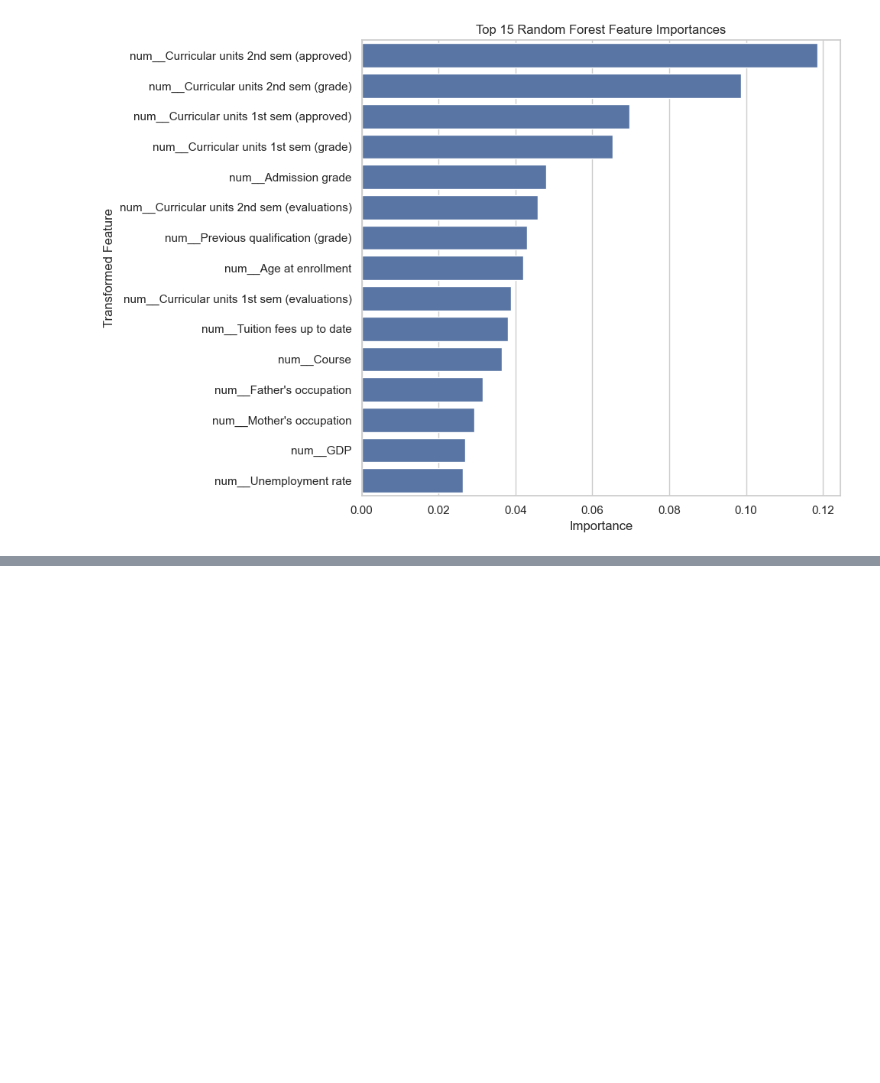
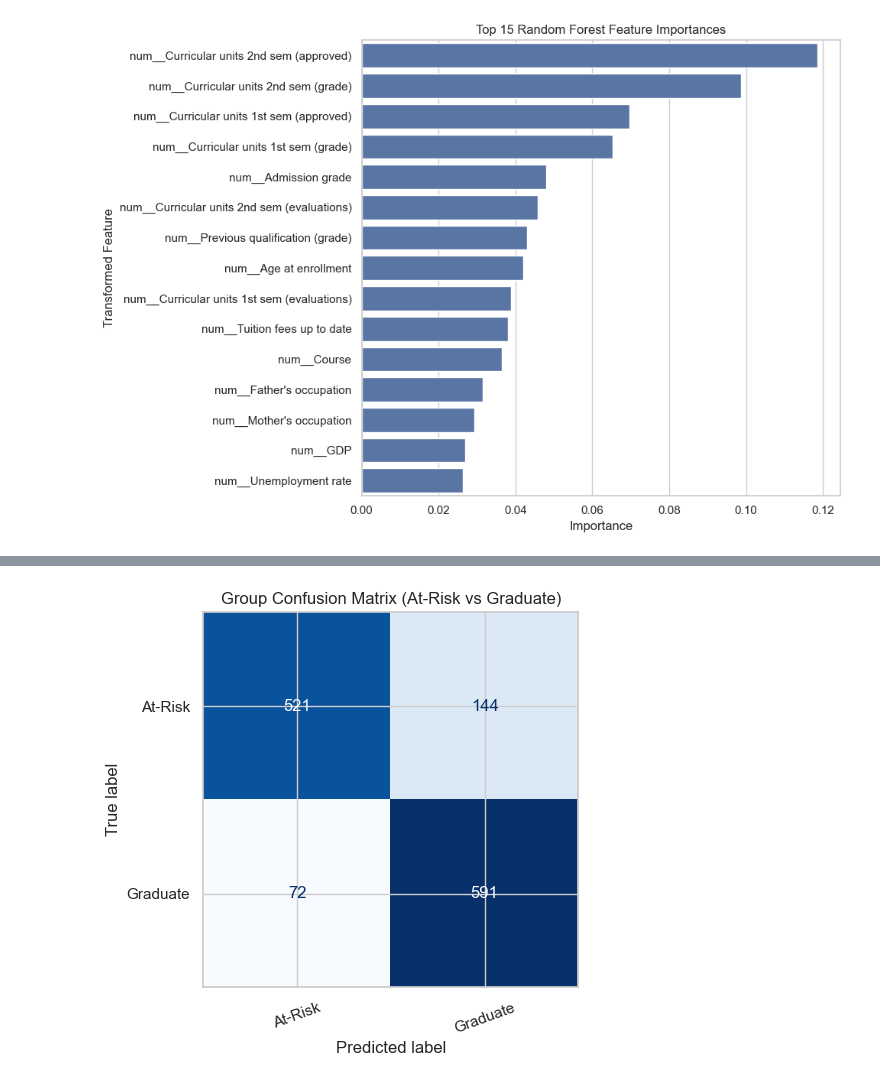
Before and after one commit to CosmosMount/machine_learning_project, a Jupyter notebook: project_tasks.ipynb, the cells around one changed output, grey strips where cells are left out. Saved outputs shown, nothing was run; the diff lists cells and outputs as text; code cells hidden in the pictures; blank space fills up the shorter version.

```diff
--- a/project_tasks.ipynb
+++ b/project_tasks.ipynb
@@ -45,7 +45,10 @@ Requirements covered:
 - Feature standardization
 # %%
 # Load and clean raw data
-df = pd.read_csv('data.csv', sep=';')
+try:
+    df = pd.read_csv('data/data.csv', sep=';')
+except FileNotFoundError:
+    df = pd.read_csv('data.csv', sep=';')
 df.columns = df.columns.str.strip()
 
 target_col = 'Target'
@@ -461,0 +472,76 @@ plt.show()
+# %%
+# Build a similar-class perspective:
+# 1) Group model: At-Risk (Dropout+Enrolled) vs Graduate
+# 2) Subgroup model: Dropout vs Enrolled inside At-Risk
+
+y_group = y.replace({'Dropout': 'At-Risk', 'Enrolled': 'At-Risk', 'Graduate': 'Graduate'})
+
+X_train_g, X_test_g, y_train_g, y_test_g = train_test_split(
+    X, y_group, test_size=0.30, random_state=RANDOM_STATE, stratify=y_group
+)
+
+group_pipe = Pipeline([
+    ('preprocess', preprocessor),
+    ('model', LogisticRegression(max_iter=500, random_state=RANDOM_STATE, class_weight='balanced'))
+])
+group_pipe.fit(X_train_g, y_train_g)
+
+y_pred_g = group_pipe.predict(X_test_g)
+
+print('=== Group-level model: At-Risk vs Graduate ===')
+print(classification_report(y_test_g, y_pred_g))
+
+fig, ax = plt.subplots(figsize=(5.8, 5))
+ConfusionMatrixDisplay.from_predictions(y_test_g, y_pred_g, cmap='Blues', xticks_rotation=20, ax=ax, colorbar=False)
+ax.set_title('Group Confusion Matrix (At-Risk vs Graduate)')
+plt.tight_layout()
+plt.show()
+
+# Subgroup classifier on At-Risk only (Dropout vs Enrolled)
+mask_risk = y.isin(['Dropout', 'Enrolled'])
+X_risk = X.loc[mask_risk].copy()
+y_risk = y.loc[mask_risk].copy()
+
+X_train_r, X_test_r, y_train_r, y_test_r = train_test_split(
+    X_risk, y_risk, test_size=0.30, random_state=RANDOM_STATE, stratify=y_risk
+)
+
+risk_pipe = Pipeline([
+    ('preprocess', preprocessor),
+    ('model', RandomForestClassifier(n_estimators=350, random_state=RANDOM_STATE, class_weight='balanced_subsample'))
+])
+risk_pipe.fit(X_train_r, y_train_r)
+
+y_pred_r = risk_pipe.predict(X_test_r)
+
+print('\n=== Subgroup model: Dropout vs Enrolled ===')
+print(classification_report(y_test_r, y_pred_r))
+
+fig, ax = plt.subplots(figsize=(5.8, 5))
+ConfusionMatrixDisplay.from_predictions(y_test_r, y_pred_r, cmap='Oranges', xticks_rotation=20, ax=ax, colorbar=False)
+ax.set_title('Subgroup Confusion Matrix (Dropout vs Enrolled)')
+plt.tight_layout()
+plt.show()
+
+# Similar-class evidence on t-SNE plane: class centroid distances
+centroids = tsne_df.groupby('Target')[['TSNE-1', 'TSNE-2']].mean()
+print('\nClass centroids on t-SNE plane:')
+display(centroids)
+
+dist_df = pd.DataFrame(index=centroids.index, columns=centroids.index, dtype=float)
+for c1 in centroids.index:
+    for c2 in centroids.index:
+        dist_df.loc[c1, c2] = np.linalg.norm(centroids.loc[c1] - centroids.loc[c2])
+
+print('Pairwise centroid distances (smaller = more similar representation):')
+display(dist_df)
+
+# Final similarity cue for discussion
+de = dist_df.loc['Dropout', 'Enrolled']
+dg = dist_df.loc['Dropout', 'Graduate']
+eg = dist_df.loc['Enrolled', 'Graduate']
+print(f"\nDistance Dropout-Enrolled: {de:.3f}")
+print(f"Distance Dropout-Graduate: {dg:.3f}")
+print(f"Distance Enrolled-Graduate: {eg:.3f}")
+print('Interpretation hint: prioritize joint handling for the closest pair and inspect their misclassification trade-offs.')
+# %% [output]
@@ -461,0 +557 @@ plt.show()
+[figure, added]
```
Also changed, not shown: parts of 3 cells of this notebook, 4 other files.
